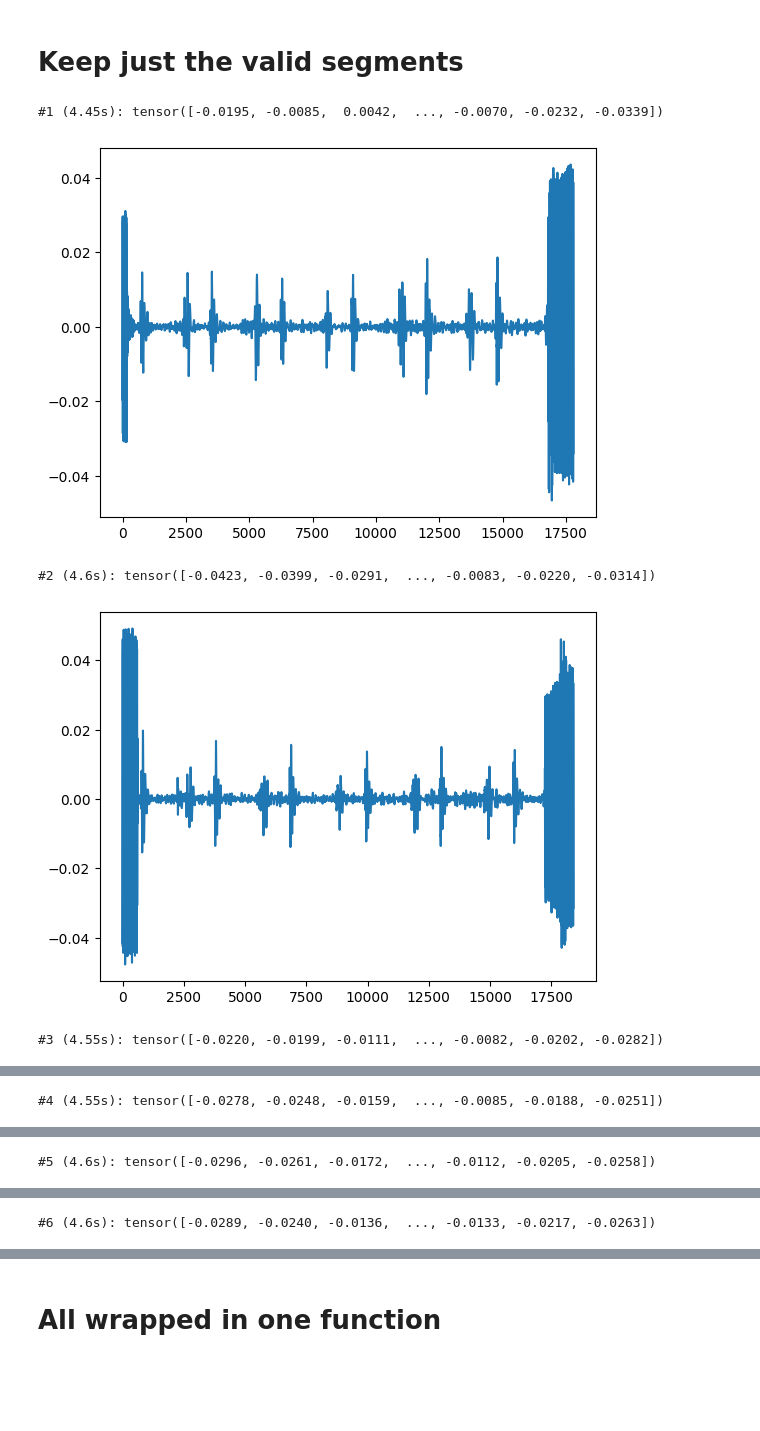
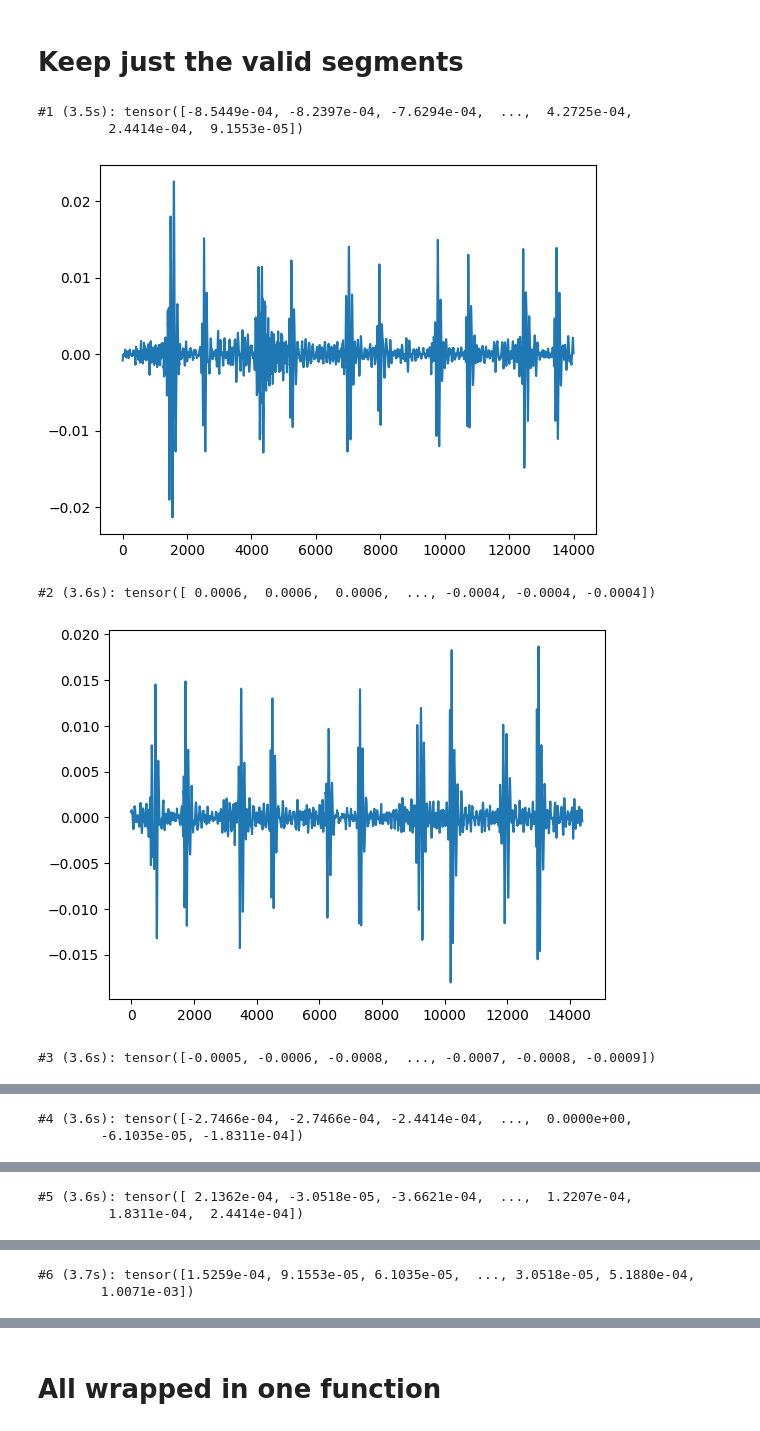
Before and after one commit to Afroefras/coratech, a Jupyter notebook: notebooks/trigger_notification_digital.ipynb, the cells around one changed output, grey strips where cells are left out. Saved outputs shown, nothing was run; the diff lists cells and outputs as text; code cells hidden in the pictures; blank space fills up the shorter version.

```diff
--- a/notebooks/trigger_notification_digital.ipynb
+++ b/notebooks/trigger_notification_digital.ipynb
@@ -53,9 +76,8 @@ Audio(filtered_audio, rate=sample_rate, autoplay=True)
 # %%
-tat = TrimAfterTrigger()
-DOWNSAMPLE_FACTOR = 400
-SIGMA_SMOOTH = 2
+SIGMA_SMOOTH = 7
 
-smoothed = tat.abs_downsample_smooth(filtered_audio, DOWNSAMPLE_FACTOR, SIGMA_SMOOTH)
+smoothed = gaussian_filter1d(downsampled, sigma=SIGMA_SMOOTH)
+
 plt.figure(figsize=(15, 6))
 plt.plot(smoothed.squeeze())
 # %% [output]
@@ -64,7 +86,7 @@ plt.plot(smoothed.squeeze())
 # %% [markdown]
 # Find peaks where signal changes
 # %%
-PEAKS_HEIGHT = 0.1
+PEAKS_HEIGHT = 0.3
 PEAKS_PROMINENCE = 0.0001
 
 smoothed_diff = np.abs(np.diff(smoothed).squeeze())
@@ -101,3 +122,0 @@ Peaks in real signal: [ 15200  18800  35200  39200  56000  60000  76800  80400
-# %%
-for x in np.diff(upsampled_peaks) / sample_rate:
-    print(x)
@@ -194,5 +125,5 @@ array([ 15800,  18200,  36000,  38400,  56800,  59200,  77400,  79800,
 # %%
-split_points = np.concatenate(([0], new_peaks, [audio.shape[1]]))
+split_points = np.concatenate(([0], upsampled_peaks, [audio.shape[1]]))
 
 audio_tensor = audio.squeeze()
 segments = [
@@ -204,11 +135,11 @@ for i, segment in enumerate(segments):
     duration = len(segment) / sample_rate
     to_print = f"#{i+1} ({duration:.2f}s)"
 
-    if duration == duration_adj:
+    if duration < 2:
         to_print += " trigger"
     else:
         to_print += " segment"
 
-    to_print += f": {segment}"
+    # to_print += f": {segment}"
     print(to_print)
 # %% [output]
@@ -232,21 +163,22 @@ for i, segment in enumerate(segments):
 # %% [markdown]
 # Keep just the valid segments
 # %%
-MIN_SECS = 4
+MIN_SECS = 3
 
 filtered_segments = filter(lambda x: len(x) / sample_rate > MIN_SECS, segments)
 valid_segments = list(map(lambda x: x.unsqueeze(0), filtered_segments))
 
 for i, segment in enumerate(valid_segments):
     segment = segment.squeeze()
     duration = len(segment) / sample_rate
 
     print(f"#{i+1} ({duration}s): {segment}")
     plt.plot(segment)
     plt.show()
 # %% [output]
-#1 (4.45s): tensor([-0.0195, -0.0085,  0.0042,  ..., -0.0070, -0.0232, -0.0339])
+#1 (3.5s): tensor([-8.5449e-04, -8.2397e-04, -7.6294e-04,  ...,  4.2725e-04,
+         2.4414e-04,  9.1553e-05])
-[figure, old version]
+[figure, new version]
-#2 (4.6s): tensor([-0.0423, -0.0399, -0.0291,  ..., -0.0083, -0.0220, -0.0314])
+#2 (3.6s): tensor([ 0.0006,  0.0006,  0.0006,  ..., -0.0004, -0.0004, -0.0004])
-[figure, old version]
+[figure, new version]
-#3 (4.55s): tensor([-0.0220, -0.0199, -0.0111,  ..., -0.0082, -0.0202, -0.0282])
+#3 (3.6s): tensor([-0.0005, -0.0006, -0.0008,  ..., -0.0007, -0.0008, -0.0009])
@@ -254 +186,2 @@ for i, segment in enumerate(valid_segments):
-#4 (4.55s): tensor([-0.0278, -0.0248, -0.0159,  ..., -0.0085, -0.0188, -0.0251])
+#4 (3.6s): tensor([-2.7466e-04, -2.7466e-04, -2.4414e-04,  ...,  0.0000e+00,
+        -6.1035e-05, -1.8311e-04])
@@ -256 +189,2 @@ for i, segment in enumerate(valid_segments):
-#5 (4.6s): tensor([-0.0296, -0.0261, -0.0172,  ..., -0.0112, -0.0205, -0.0258])
+#5 (3.6s): tensor([ 2.1362e-04, -3.0518e-05, -3.6621e-04,  ...,  1.2207e-04,
+         1.8311e-04,  2.4414e-04])
@@ -258 +192,2 @@ for i, segment in enumerate(valid_segments):
-#6 (4.6s): tensor([-0.0289, -0.0240, -0.0136,  ..., -0.0133, -0.0217, -0.0263])
+#6 (3.7s): tensor([1.5259e-04, 9.1553e-05, 6.1035e-05,  ..., 3.0518e-05, 5.1880e-04,
+        1.0071e-03])
```
Also changed, not shown: parts of 19 cells of this notebook, 2 other files.
